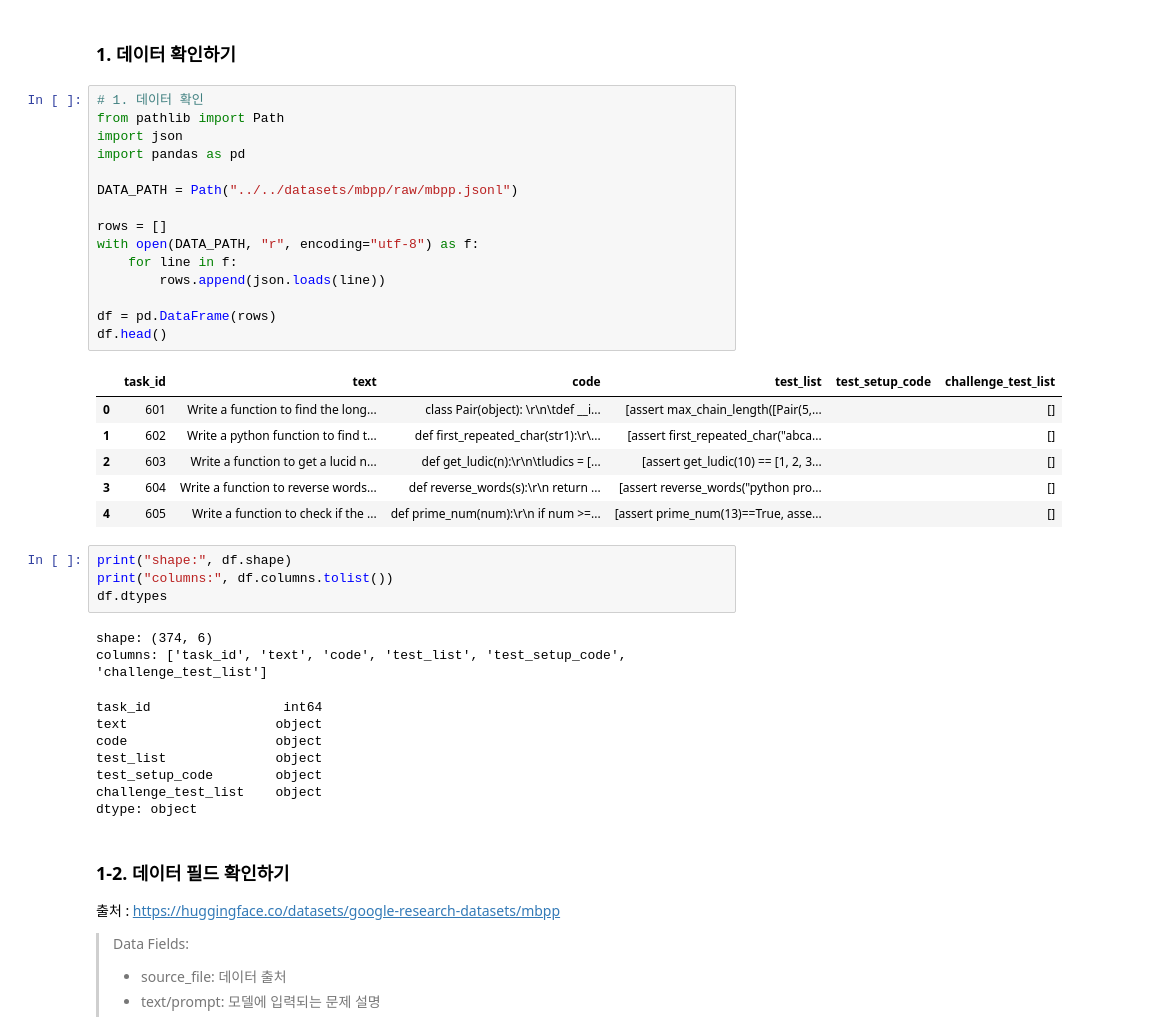
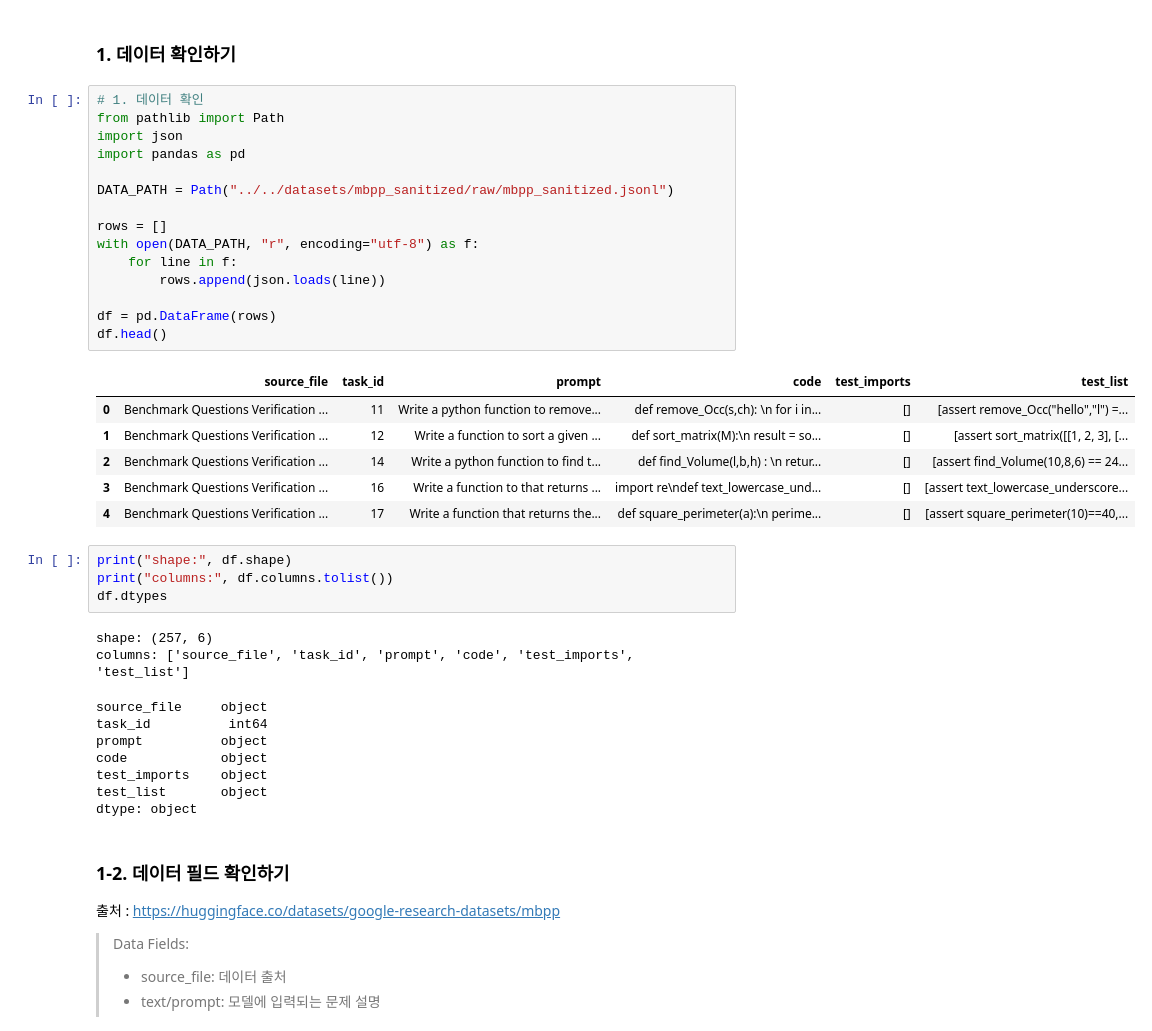
Before and after one commit to dibk100/project_IR_focus_sLM_orchestration, a Jupyter notebook: analysis/dataset_eda/02_mbpp_eda.ipynb, the cells around one changed output. Saved outputs shown, nothing was run; the diff lists cells and outputs as text.

```diff
--- a/analysis/dataset_eda/02_mbpp_eda.ipynb
+++ b/analysis/dataset_eda/02_mbpp_eda.ipynb
@@ -22,38 +24,38 @@
 # %%
 # 1. 데이터 확인
 from pathlib import Path
 import json
 import pandas as pd
 
-DATA_PATH = Path("../../datasets/mbpp/raw/mbpp.jsonl")
+DATA_PATH = Path("../../datasets/mbpp_sanitized/raw/mbpp_sanitized.jsonl")
 
 rows = []
 with open(DATA_PATH, "r", encoding="utf-8") as f:
     for line in f:
         rows.append(json.loads(line))
 
 df = pd.DataFrame(rows)
 df.head()
 # %% [output]
-|  | task_id | text | code | test_list | test_setup_code | challenge_test_list |
-| 0 | 601 | Write a function to find the long... | class Pair(object): \r\n\tdef __i... | [assert max_chain_length([Pair(5,... |  | [] |
-| 1 | 602 | Write a python function to find t... | def first_repeated_char(str1):\r\... | [assert first_repeated_char("abca... |  | [] |
-| 2 | 603 | Write a function to get a lucid n... | def get_ludic(n):\r\n\tludics = [... | [assert get_ludic(10) == [1, 2, 3... |  | [] |
-| 3 | 604 | Write a function to reverse words... | def reverse_words(s):\r\n return ... | [assert reverse_words("python pro... |  | [] |
-| 4 | 605 | Write a function to check if the ... | def prime_num(num):\r\n if num >=... | [assert prime_num(13)==True, asse... |  | [] |
+|  | source_file | task_id | prompt | code | test_imports | test_list |
+| 0 | Benchmark Questions Verification ... | 11 | Write a python function to remove... | def remove_Occ(s,ch): \n for i in... | [] | [assert remove_Occ("hello","l") =... |
+| 1 | Benchmark Questions Verification ... | 12 | Write a function to sort a given ... | def sort_matrix(M):\n result = so... | [] | [assert sort_matrix([[1, 2, 3], [... |
+| 2 | Benchmark Questions Verification ... | 14 | Write a python function to find t... | def find_Volume(l,b,h) : \n retur... | [] | [assert find_Volume(10,8,6) == 24... |
+| 3 | Benchmark Questions Verification ... | 16 | Write a function to that returns ... | import re\ndef text_lowercase_und... | [] | [assert text_lowercase_underscore... |
+| 4 | Benchmark Questions Verification ... | 17 | Write a function that returns the... | def square_perimeter(a):\n perime... | [] | [assert square_perimeter(10)==40,... |
 # %%
 print("shape:", df.shape)
 print("columns:", df.columns.tolist())
 df.dtypes
 # %% [output]
-shape: (374, 6)
-columns: ['task_id', 'text', 'code', 'test_list', 'test_setup_code', 'challenge_test_list']
+shape: (257, 6)
+columns: ['source_file', 'task_id', 'prompt', 'code', 'test_imports', 'test_list']
-task_id                 int64
-text                   object
-code                   object
-test_list              object
-test_setup_code        object
-challenge_test_list    object
+source_file     object
+task_id          int64
+prompt          object
+code            object
+test_imports    object
+test_list       object
 dtype: object
 # %% [markdown]
 ### 1-2. 데이터 필드 확인하기
```
Also changed, not shown: parts of 7 cells of this notebook, 12 other files.
